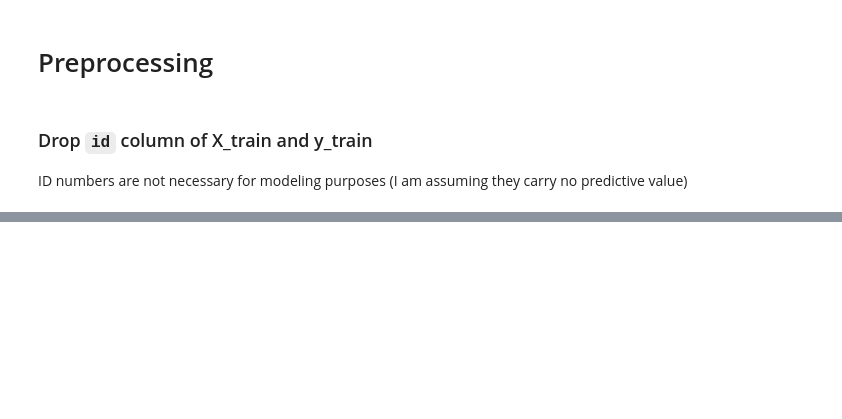
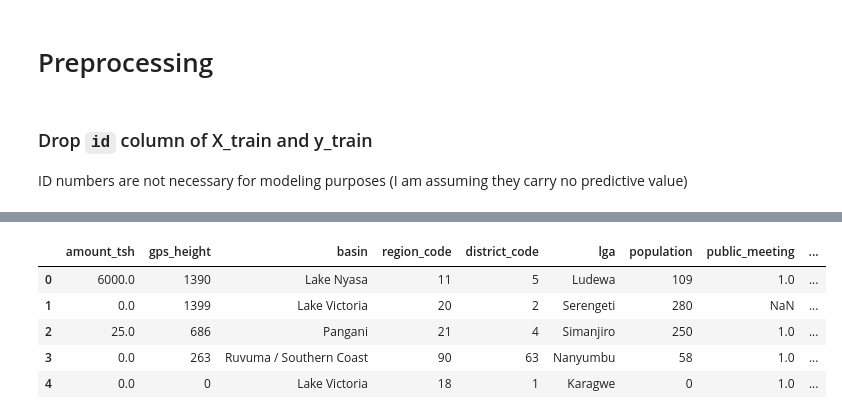
Before and after one commit to rjpost20/Classification-Project, a Jupyter notebook: Water Pump Classification Model.ipynb, the cells around one changed output, grey strips where cells are left out. Saved outputs shown, nothing was run; the diff lists cells and outputs as text; code cells hidden in the pictures; blank space fills up the shorter version.

```diff
--- a/Water Pump Classification Model.ipynb
+++ b/Water Pump Classification Model.ipynb
@@ -283,4 +334,7 @@ All rows have same value for this feature: 'GeoData Consultants Ltd'<br>
 # %%
-columns_to_drop = ['date_recorded', 'longitude', 'latitude', 'num_private', 'wpt_name', 'subvillage', 'recorded_by']
+columns_to_drop = ['funder', 'installer', 'date_recorded', 'longitude', 'latitude', 'num_private', 'region',
+                   'wpt_name', 'subvillage', 'ward', 'recorded_by', 'scheme_management', 'scheme_name',
+                   'extraction_type_group', 'extraction_type_class', 'management_group', 'payment',
+                   'quality_group', 'quantity_group', 'source_type', 'source_class', 'waterpoint_type_group']
 
 X_train_df.drop(columns=columns_to_drop, inplace=True)
@@ -286,0 +345,4 @@ X_train_df.drop(columns=columns_to_drop, inplace=True)
+# %%
+X_train_df['region_code'] = X_train_df['region_code'].astype('object')
+
+X_train_df['district_code'] = X_train_df['district_code'].astype('object')
@@ -306,0 +377,9 @@ memory usage: 14.5+ MB
+# %%
+X_train_df.head()
+# %% [output]
+|  | amount_tsh | gps_height | basin | region_code | district_code | lga | population | public_meeting | ... |
+| 0 | 6000.0 | 1390 | Lake Nyasa | 11 | 5 | Ludewa | 109 | 1.0 | ... |
+| 1 | 0.0 | 1399 | Lake Victoria | 20 | 2 | Serengeti | 280 | NaN | ... |
+| 2 | 25.0 | 686 | Pangani | 21 | 4 | Simanjiro | 250 | 1.0 | ... |
+| 3 | 0.0 | 263 | Ruvuma / Southern Coast | 90 | 63 | Nanyumbu | 58 | 1.0 | ... |
+| 4 | 0.0 | 0 | Lake Victoria | 18 | 1 | Karagwe | 0 | 1.0 | ... |
```
Also changed, not shown: parts of 34 cells of this notebook.
